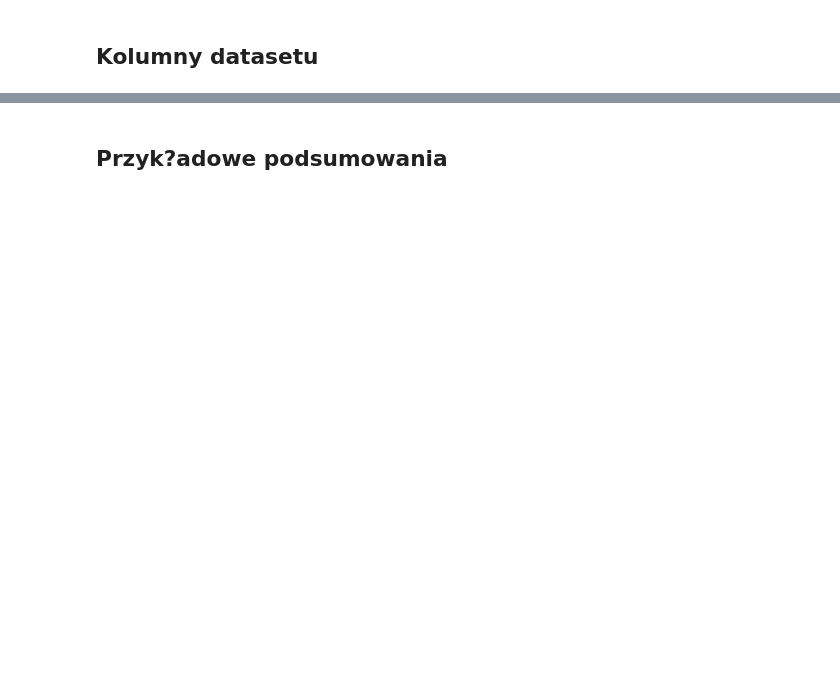
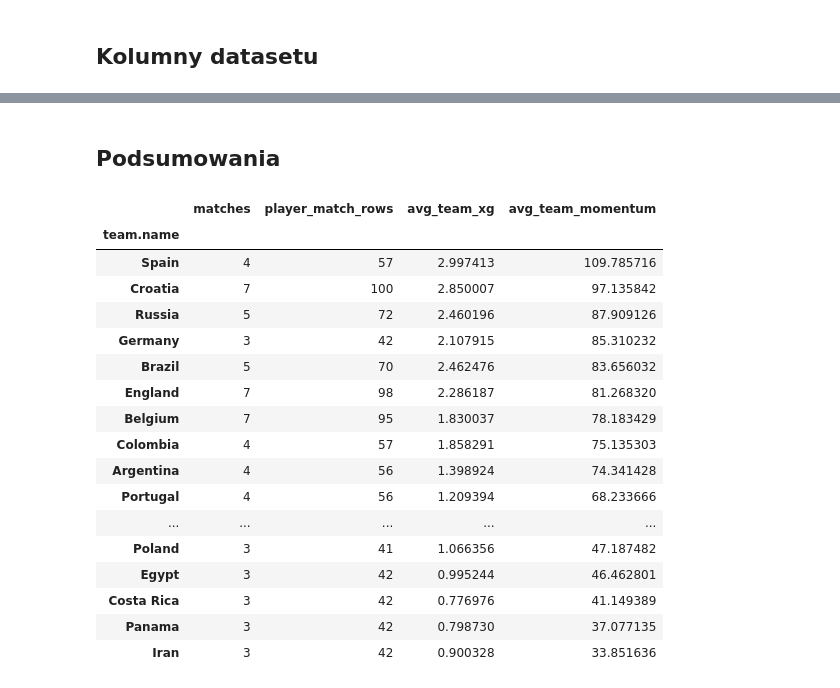
Before and after one commit to mkoczkodaj/MGR_MK, a Jupyter notebook: notebooks/01_dataset_wszyscy_zawodnicy.ipynb, the cells around one changed output, grey strips where cells are left out. Cells and saved outputs as stored; diff of their text form; code cells hidden in the pictures; blank space fills up the shorter version.

```diff
--- a/notebooks/01_dataset_wszyscy_zawodnicy.ipynb
+++ b/notebooks/01_dataset_wszyscy_zawodnicy.ipynb
@@ -95,12 +156,31 @@ quality_by_match.head(15)
-# %% [markdown]
-## Przyk?adowe podsumowania
+# %% [markdown]
+## Podsumowania
 # %%
 player_match_dataset.groupby("team.name").agg(
     matches=("match_id", "nunique"),
     player_match_rows=("player.id", "count"),
     avg_team_xg=("team_xg", "mean"),
     avg_team_momentum=("team_momentum", "mean"),
-).sort_values("avg_team_momentum", ascending=False).head(10)
+).sort_values("avg_team_momentum", ascending=False).head(32)
+# %% [output]
+|  | matches | player_match_rows | avg_team_xg | avg_team_momentum |
+| team.name |  |  |  |  |
+| Spain | 4 | 57 | 2.997413 | 109.785716 |
+| Croatia | 7 | 100 | 2.850007 | 97.135842 |
+| Russia | 5 | 72 | 2.460196 | 87.909126 |
+| Germany | 3 | 42 | 2.107915 | 85.310232 |
+| Brazil | 5 | 70 | 2.462476 | 83.656032 |
+| England | 7 | 98 | 2.286187 | 81.268320 |
+| Belgium | 7 | 95 | 1.830037 | 78.183429 |
+| Colombia | 4 | 57 | 1.858291 | 75.135303 |
+| Argentina | 4 | 56 | 1.398924 | 74.341428 |
+| Portugal | 4 | 56 | 1.209394 | 68.233666 |
+| ... | ... | ... | ... | ... |
+| Poland | 3 | 41 | 1.066356 | 47.187482 |
+| Egypt | 3 | 42 | 0.995244 | 46.462801 |
+| Costa Rica | 3 | 42 | 0.776976 | 41.149389 |
+| Panama | 3 | 42 | 0.798730 | 37.077135 |
+| Iran | 3 | 42 | 0.900328 | 33.851636 |
 # %%
 player_match_dataset[
     [
```
Also changed, not shown: parts of 15 cells of this notebook, 3 other files.
